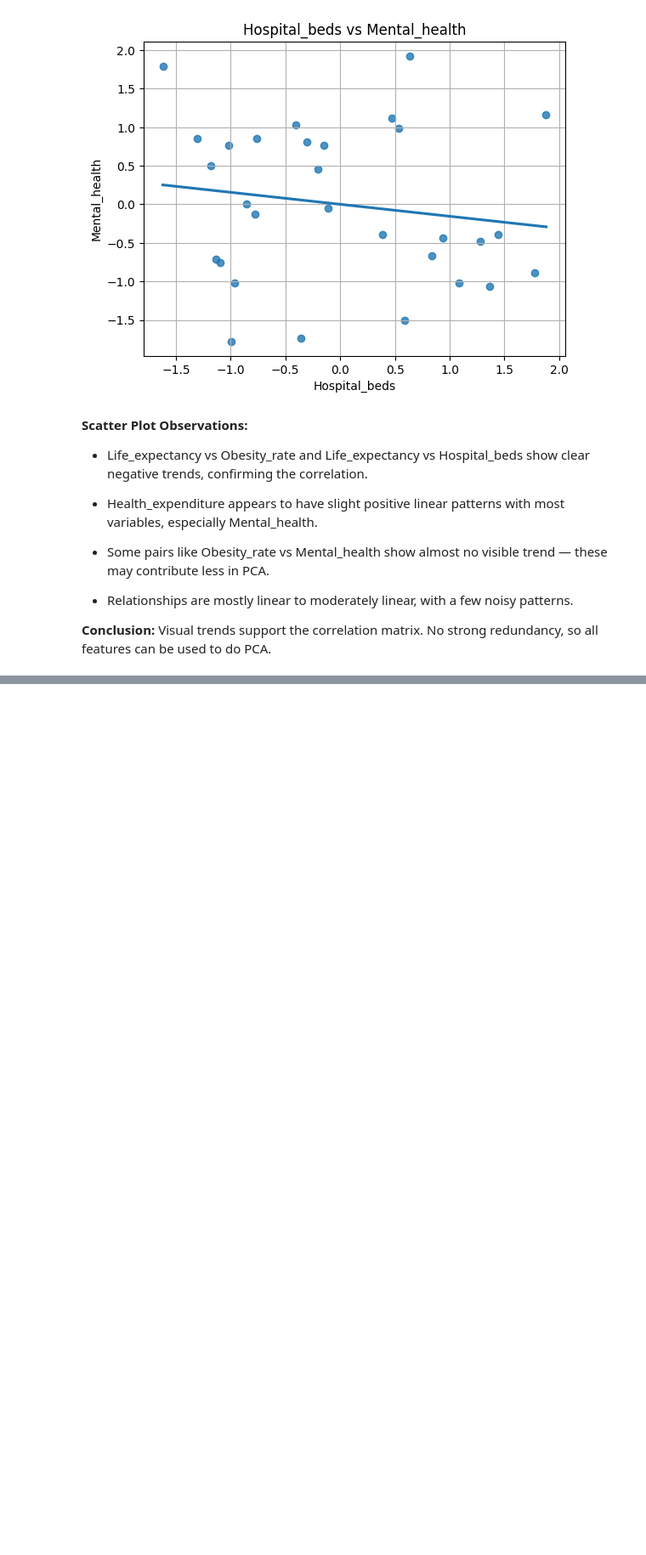
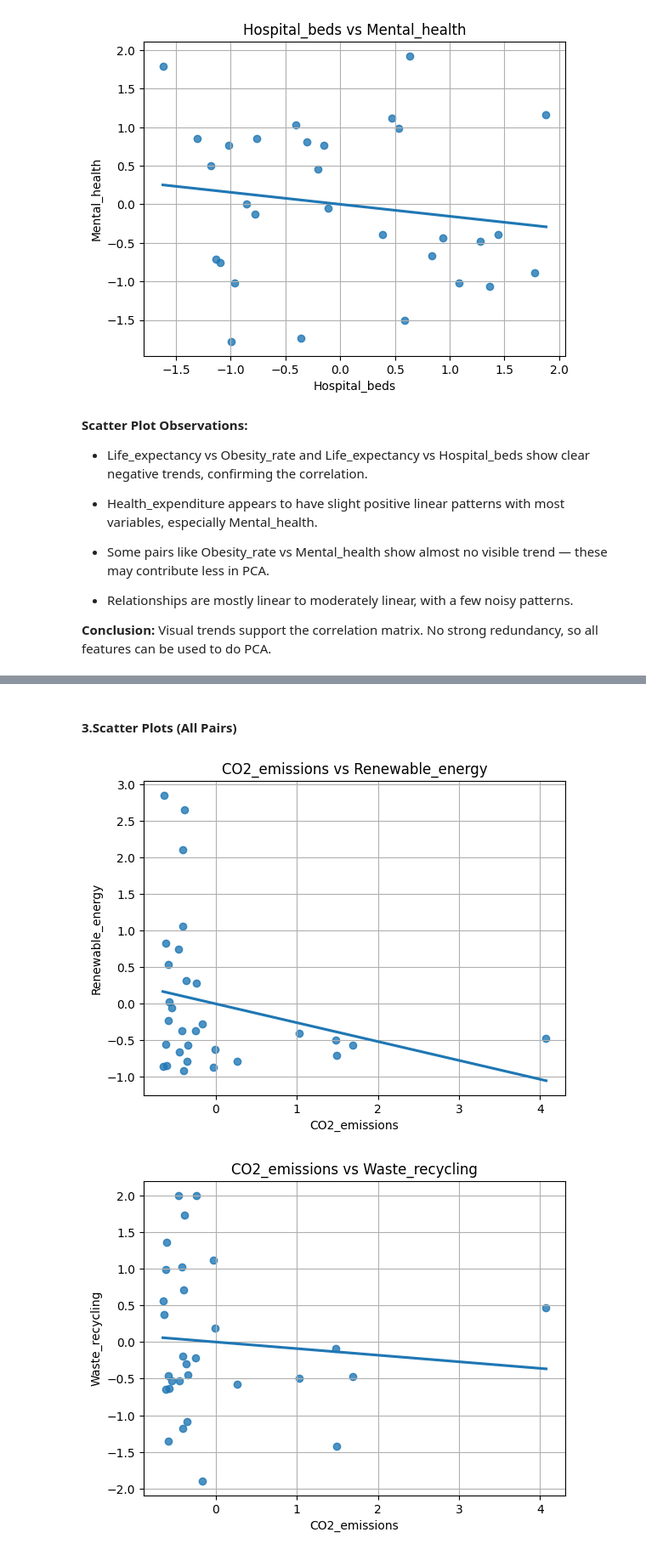
Before and after one commit to RaveenaRathnam/Composite_Index_DAV, a Jupyter notebook: index.ipynb, the cells around one changed output, grey strips where cells are left out. Shown at 85% size. Saved outputs shown, nothing was run; the diff lists cells and outputs as text; code cells hidden in the pictures; blank space fills up the shorter version.

```diff
--- a/index.ipynb
+++ b/index.ipynb
@@ -952,0 +1036,15 @@ for var1, var2 in combinations(health_vars, 2):
+# %% [markdown]
+#### 3.Scatter Plots (All Pairs)
+# %%
+# Scatter Plots
+for var1, var2 in combinations(env_vars, 2):
+    plt.figure()
+    sns.regplot(x=env_df[var1], y=env_df[var2], ci=None)
+    plt.title(f"{var1} vs {var2}")
+    plt.xlabel(var1)
+    plt.ylabel(var2)
+    plt.grid(True)
+    plt.show()
+# %% [output]
+[figure, added]
+[figure, added]
```
Also changed, not shown: parts of 32 cells of this notebook.
